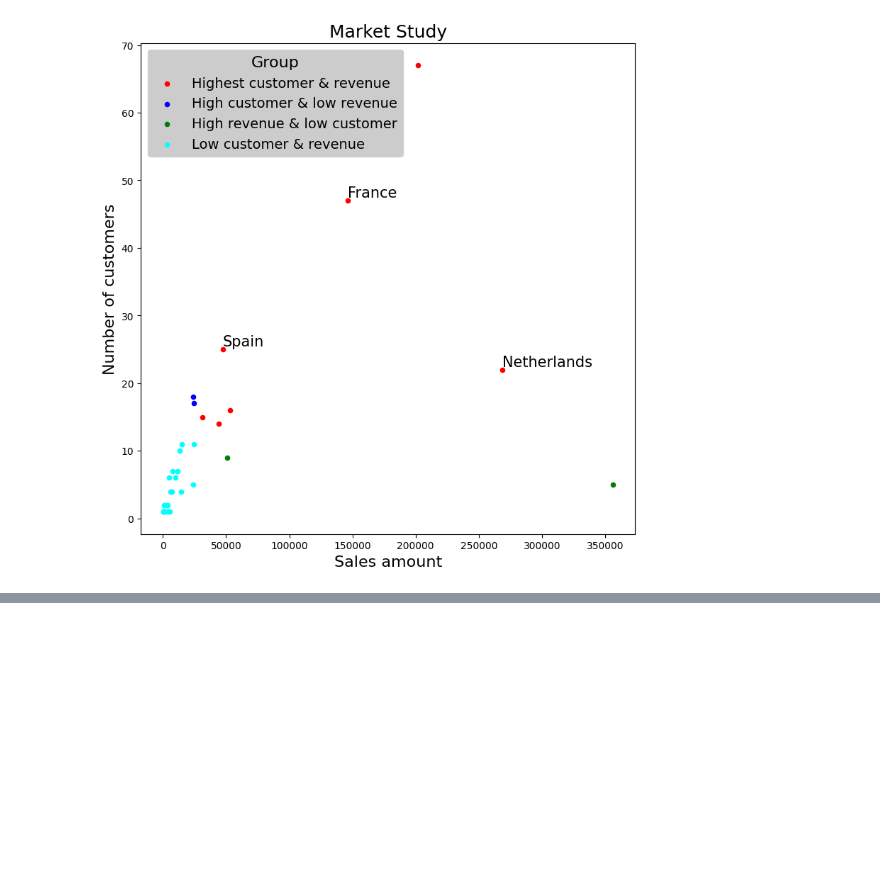
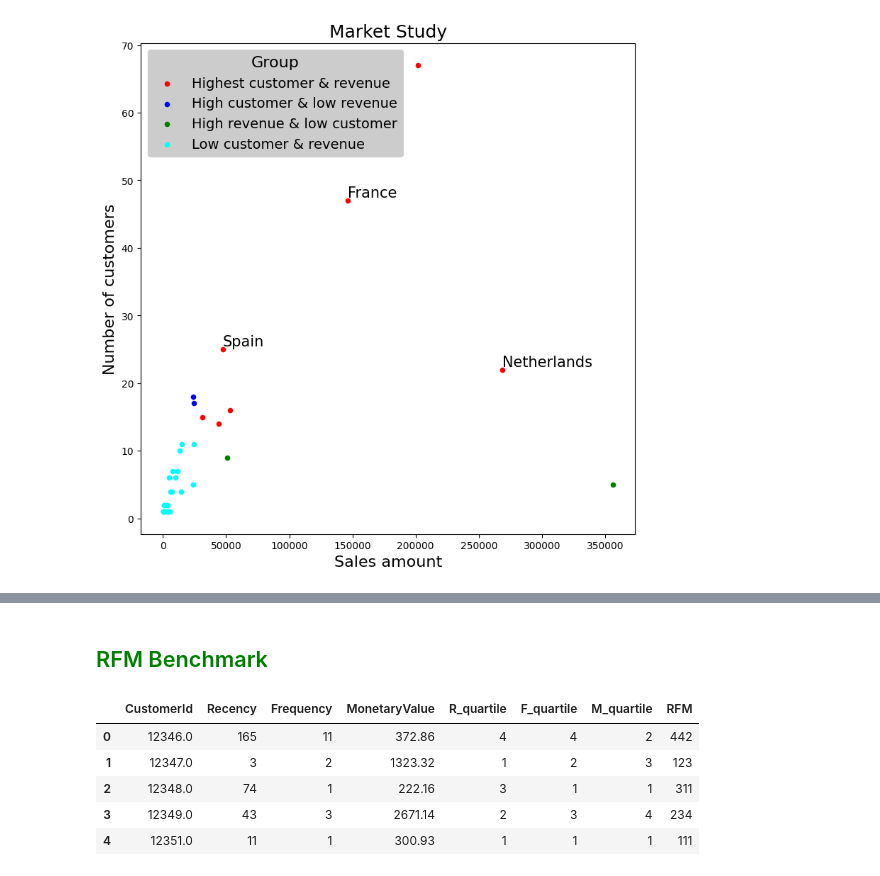
Before and after one commit to Estaheri7/SIB-Sales-Analysis, a Jupyter notebook: src/sales_analysis.ipynb, the cells around one changed output, grey strips where cells are left out. Saved outputs shown, nothing was run; the diff lists cells and outputs as text; code cells hidden in the pictures; blank space fills up the shorter version.

```diff
--- a/src/sales_analysis.ipynb
+++ b/src/sales_analysis.ipynb
@@ -371,0 +420,3 @@ for country in countries:
+# %%
+last_day = pd.to_datetime(df["InvoiceDate"].max()) + pd.Timedelta(days=1)
+last_day
@@ -371,0 +508,28 @@ for country in countries:
+# %%
+def calculate_quartile(column: pd.Series) -> tuple[float, float, float]:
+    Q1 = column.quantile(0.25)
+    Q2 = column.quantile(0.50)
+    Q3 = column.quantile(0.75)
+    return Q1, Q2, Q3
+
+
+def create_group(value: float, *args: float) -> str:
+    if value <= args[0]:
+        return "1"
+    elif args[0] < value <= args[1]:
+        return "2"
+    elif args[1] < value <= args[2]:
+        return "3"
+    elif args[2] < value:
+        return "4"
+
+# Calculate quartiles
+R_quartiles = calculate_quartile(df_customer_segments["Recency"])
+F_quartiles = calculate_quartile(df_customer_segments["Frequency"])
+M_quartiles = calculate_quartile(df_customer_segments["MonetaryValue"])
+# Create groups for each row.
+df_customer_segments['R_quartile'] = df_customer_segments["Recency"].apply(create_group, args=R_quartiles)
+df_customer_segments['F_quartile'] = df_customer_segments["Frequency"].apply(create_group, args=F_quartiles)
+df_customer_segments['M_quartile'] = df_customer_segments["MonetaryValue"].apply(create_group, args=M_quartiles)
+# Display
+df_customer_segments.head()
@@ -371,0 +543,16 @@ for country in countries:
+# %% [markdown]
+<h2 align=left style="line-height:200%;font-family:vazir;color:#0099cc">
+<font face="vazir" color="green">
+RFM Benchmark
+</font>
+</h2>
+# %%
+df_customer_segments['RFM'] = df_customer_segments["R_quartile"] + df_customer_segments["F_quartile"] + df_customer_segments["M_quartile"]
+df_customer_segments.head()
+# %% [output]
+|  | CustomerId | Recency | Frequency | MonetaryValue | R_quartile | F_quartile | M_quartile | RFM |
+| 0 | 12346.0 | 165 | 11 | 372.86 | 4 | 4 | 2 | 442 |
+| 1 | 12347.0 | 3 | 2 | 1323.32 | 1 | 2 | 3 | 123 |
+| 2 | 12348.0 | 74 | 1 | 222.16 | 3 | 1 | 1 | 311 |
+| 3 | 12349.0 | 43 | 3 | 2671.14 | 2 | 3 | 4 | 234 |
+| 4 | 12351.0 | 11 | 1 | 300.93 | 1 | 1 | 1 | 111 |
```
Also changed, not shown: parts of 22 cells of this notebook.
